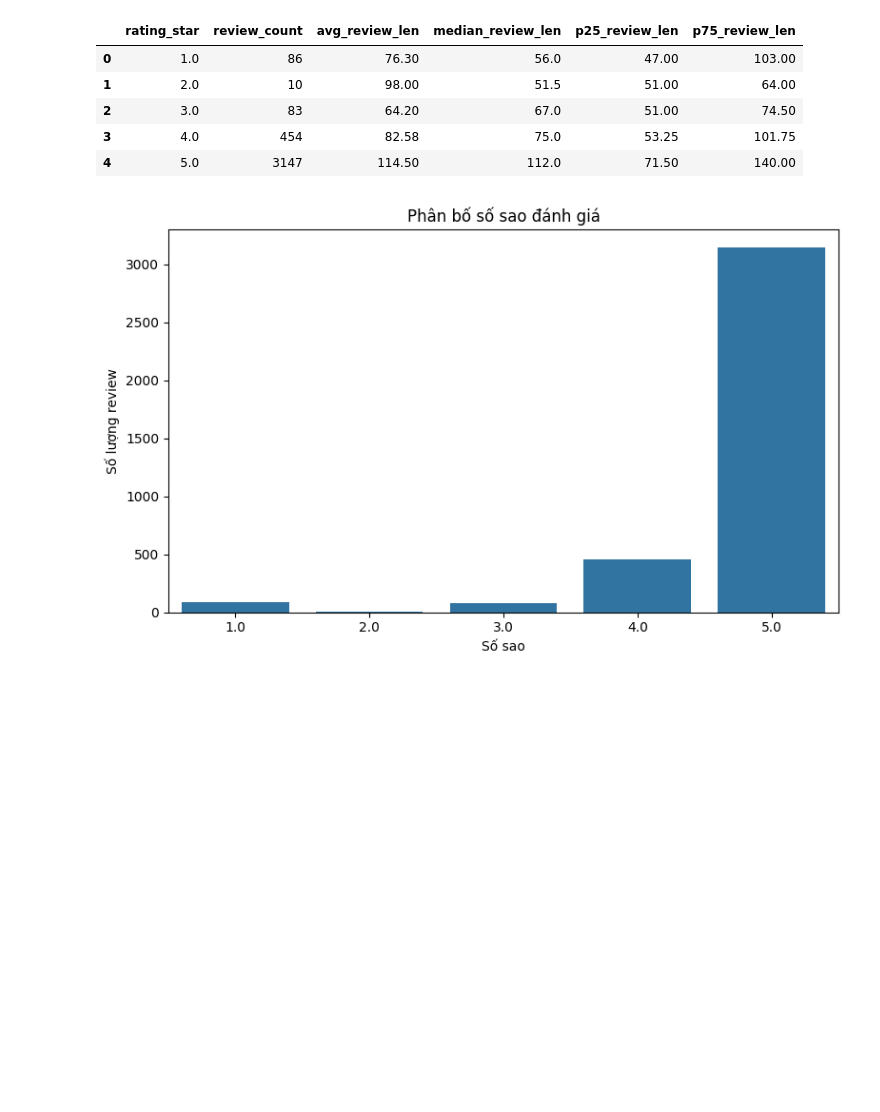
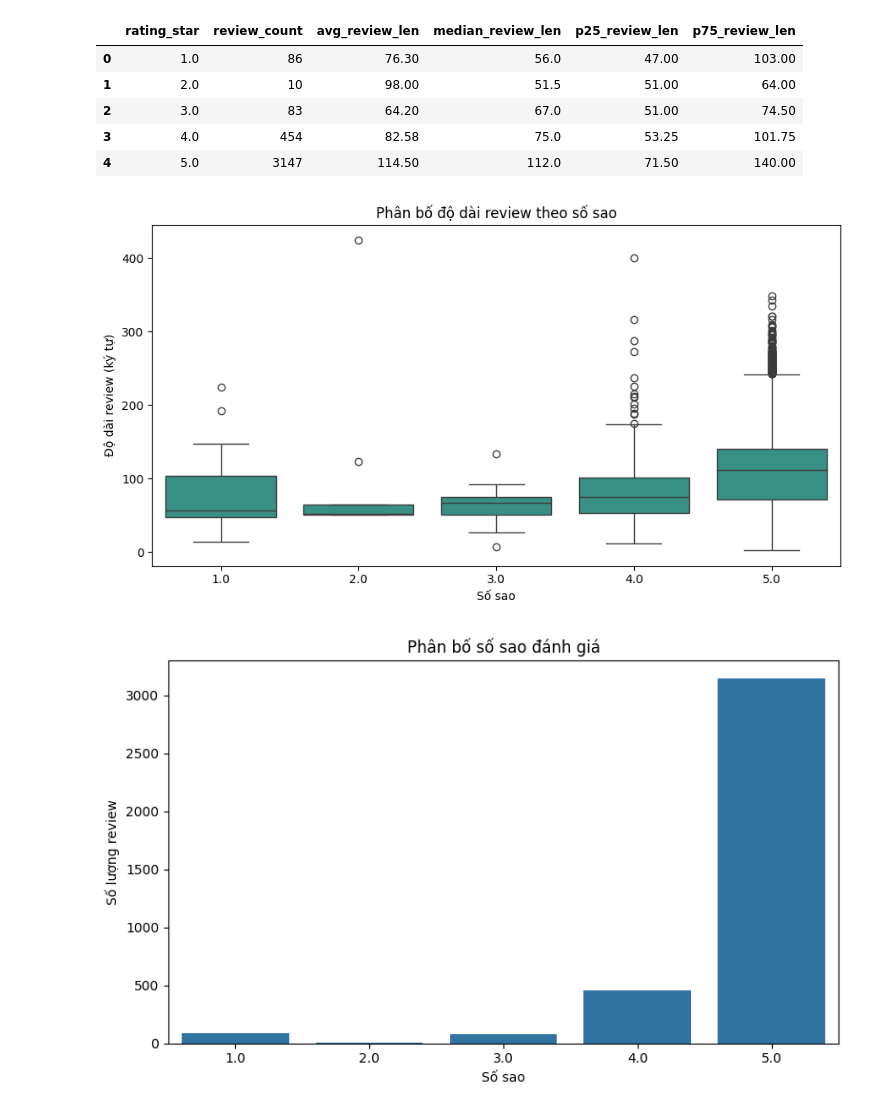
Before and after one commit to CodeingOver/KTLTTrongPTDL, a Jupyter notebook: 02_EDA_Preprocessing.ipynb, the cells around one changed output. Cells and saved outputs as stored; diff of their text form; code cells hidden in the pictures; blank space fills up the shorter version.

```diff
--- a/02_EDA_Preprocessing.ipynb
+++ b/02_EDA_Preprocessing.ipynb
@@ -253,6 +253,22 @@ table_review_len_by_rating.to_csv("outputs/table_review_len_by_rating.csv", inde
 | 2 | 3.0 | 83 | 64.20 | 67.0 | 51.00 | 74.50 |
 | 3 | 4.0 | 454 | 82.58 | 75.0 | 53.25 | 101.75 |
 | 4 | 5.0 | 3147 | 114.50 | 112.0 | 71.50 | 140.00 |
+# %%
+# Biểu đồ bổ sung: Phân bố độ dài review theo nhóm sao
+df_rating_len = df[df["rating_star"].notna()].copy()
+if not df_rating_len.empty:
+    plt.figure(figsize=(9, 5))
+    sns.boxplot(data=df_rating_len, x="rating_star", y="review_len", color="#2a9d8f")
+    plt.title("Phân bố độ dài review theo số sao")
+    plt.xlabel("Số sao")
+    plt.ylabel("Độ dài review (ký tự)")
+    plt.tight_layout()
+    plt.savefig("outputs/chart_review_len_by_rating_boxplot.png", dpi=150)
+    plt.show()
+else:
+    print("Không đủ dữ liệu rating để vẽ boxplot độ dài review.")
+# %% [output]
+[figure, added]
 # %%
 plt.figure(figsize=(8, 5))
 sns.countplot(data=df, x="rating_star", color="#1f77b4")
```
Also changed, not shown: parts of 1 cell of this notebook, 7 other files.
